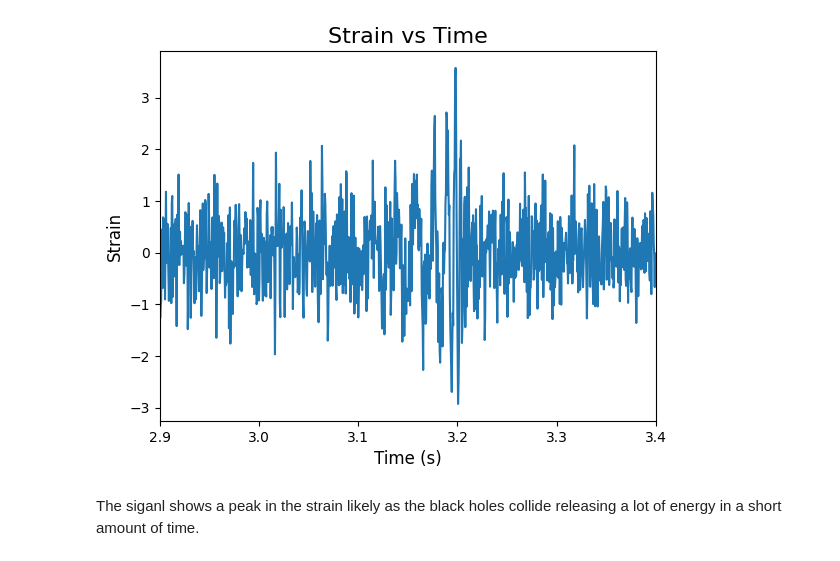
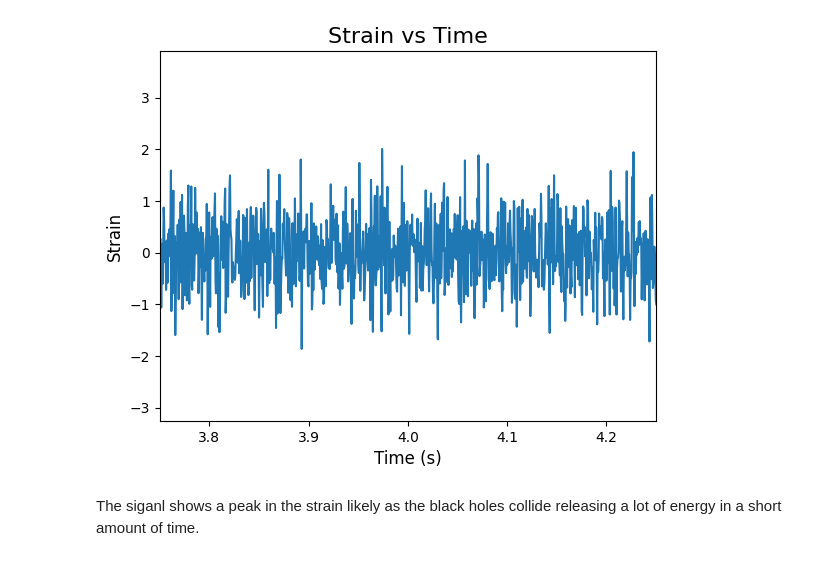
Before and after one commit to lewismcnish/Astronomy, a Jupyter notebook: Binary_Black_Holes/Binary.ipynb, the cells around one changed output. Saved outputs shown, nothing was run; the diff lists cells and outputs as text; code cells hidden in the pictures.

```diff
--- a/Binary_Black_Holes/Binary.ipynb
+++ b/Binary_Black_Holes/Binary.ipynb
@@ -12,17 +13,17 @@ axis_size = 12
 # %%
 data = np.loadtxt('data_files/GW150914_strain.txt')
 time = data[:,0]
 strain = data[:,1]
 
 plt.figure()
 plt.plot(time, strain)
 plt.xlabel('Time (s)', fontsize=axis_size)
 plt.ylabel('Strain', fontsize=axis_size)
 plt.title('Strain vs Time', fontsize=title_size)
-plt.xlim(2.9,3.4)
+plt.xlim(3.75,4.25)
 plt.show()
 # %% [output]
-[figure, old version]
+[figure, new version]
 # %% [markdown]
 The siganl shows a peak in the strain likely as the black holes collide releasing a lot of energy in a short amount of time.
 # %%
```
Also changed, not shown: parts of 7 cells of this notebook, 1 other file.
